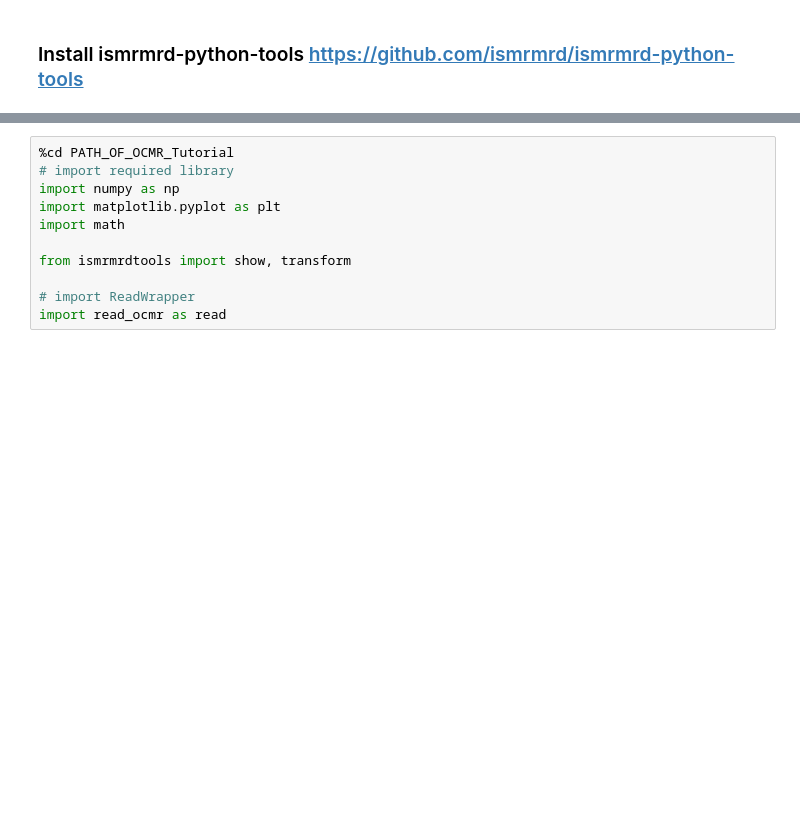
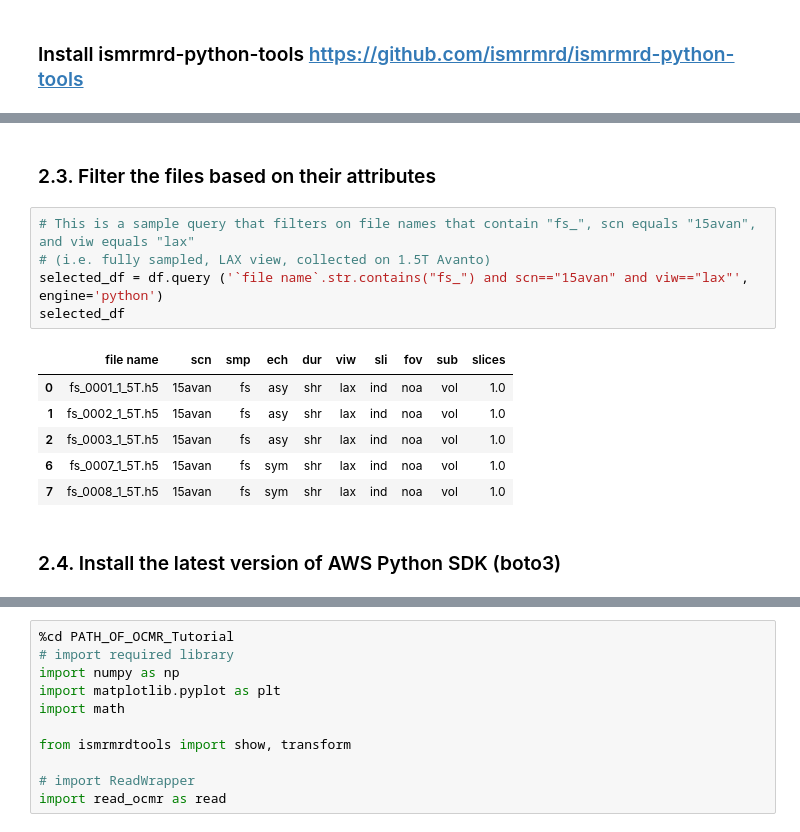
Before and after one commit to MRIOSU/OCMR, a Jupyter notebook: Python/example_omcr.ipynb, the cells around one changed output, grey strips where cells are left out. Saved outputs shown, nothing was run; the diff lists cells and outputs as text; blank space fills up the shorter version.

```diff
--- a/Python/example_omcr.ipynb
+++ b/Python/example_omcr.ipynb
@@ -20,0 +90,16 @@ This is a tutorial to read the k-space from OCMR datasets. Please intall 'ismrmr
+# %% [markdown]
+### 2.3. Filter the files based on their attributes
+# %%
+# This is a sample query that filters on file names that contain "fs_", scn equals "15avan", and viw equals "lax"
+# (i.e. fully sampled, LAX view, collected on 1.5T Avanto)
+selected_df = df.query ('`file name`.str.contains("fs_") and scn=="15avan" and viw=="lax"', engine='python')
+selected_df
+# %% [output]
+|  | file name | scn | smp | ech | dur | viw | sli | fov | sub | slices |
+| 0 | fs_0001_1_5T.h5 | 15avan | fs | asy | shr | lax | ind | noa | vol | 1.0 |
+| 1 | fs_0002_1_5T.h5 | 15avan | fs | asy | shr | lax | ind | noa | vol | 1.0 |
+| 2 | fs_0003_1_5T.h5 | 15avan | fs | asy | shr | lax | ind | noa | vol | 1.0 |
+| 6 | fs_0007_1_5T.h5 | 15avan | fs | sym | shr | lax | ind | noa | vol | 1.0 |
+| 7 | fs_0008_1_5T.h5 | 15avan | fs | sym | shr | lax | ind | noa | vol | 1.0 |
+# %% [markdown]
+### 2.4. Install the latest version of AWS Python SDK (boto3)
```
Also changed, not shown: parts of 31 cells of this notebook.
